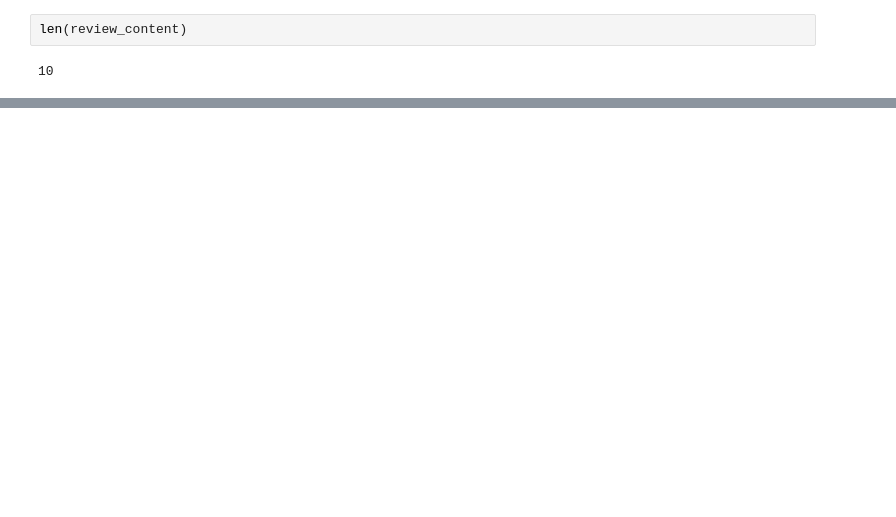
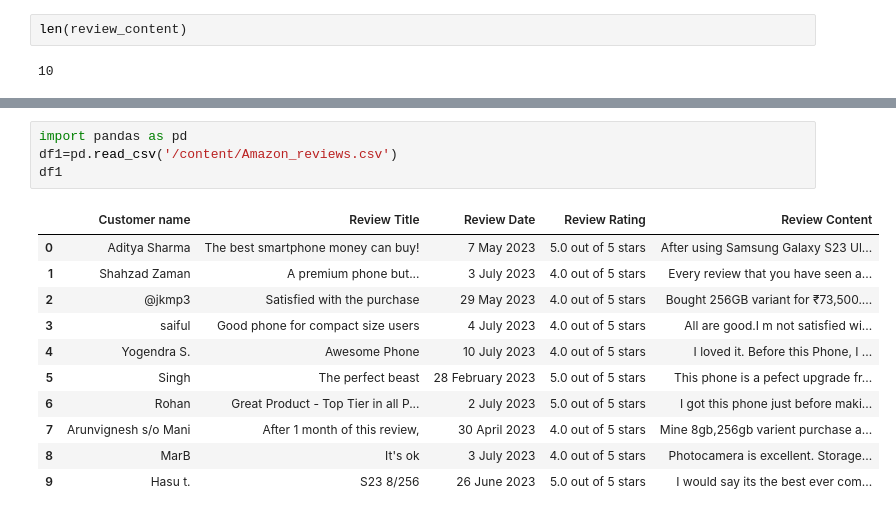
Before and after one commit to 2k0v11/WebScraping, a Jupyter notebook: WebScrapping.ipynb, the cells around one changed output, grey strips where cells are left out. Drawn from its saved outputs; the diff is of its cells as text; blank space fills up the shorter version.

```diff
--- a/WebScrapping.ipynb
+++ b/WebScrapping.ipynb
@@ -206,0 +262,16 @@ df
+# %%
+import pandas as pd
+df1=pd.read_csv('/content/Amazon_reviews.csv')
+df1
+# %% [output]
+|  | Customer name | Review Title | Review Date | Review Rating | Review Content |
+| 0 | Aditya Sharma | The best smartphone money can buy! | 7 May 2023 | 5.0 out of 5 stars | After using Samsung Galaxy S23 Ul... |
+| 1 | Shahzad Zaman | A premium phone but... | 3 July 2023 | 4.0 out of 5 stars | Every review that you have seen a... |
+| 2 | @jkmp3 | Satisfied with the purchase | 29 May 2023 | 4.0 out of 5 stars | Bought 256GB variant for ₹73,500.... |
+| 3 | saiful | Good phone for compact size users | 4 July 2023 | 4.0 out of 5 stars | All are good.I m not satisfied wi... |
+| 4 | Yogendra S. | Awesome Phone | 10 July 2023 | 4.0 out of 5 stars | I loved it. Before this Phone, I ... |
+| 5 | Singh | The perfect beast | 28 February 2023 | 5.0 out of 5 stars | This phone is a pefect upgrade fr... |
+| 6 | Rohan | Great Product - Top Tier in all P... | 2 July 2023 | 5.0 out of 5 stars | I got this phone just before maki... |
+| 7 | Arunvignesh s/o Mani | After 1 month of this review, | 30 April 2023 | 4.0 out of 5 stars | Mine 8gb,256gb varient purchase a... |
+| 8 | MarB | It's ok | 3 July 2023 | 4.0 out of 5 stars | Photocamera is excellent. Storage... |
+| 9 | Hasu t. | S23 8/256 | 26 June 2023 | 5.0 out of 5 stars | I would say its the best ever com... |
```
Also changed, not shown: parts of 16 cells of this notebook.
